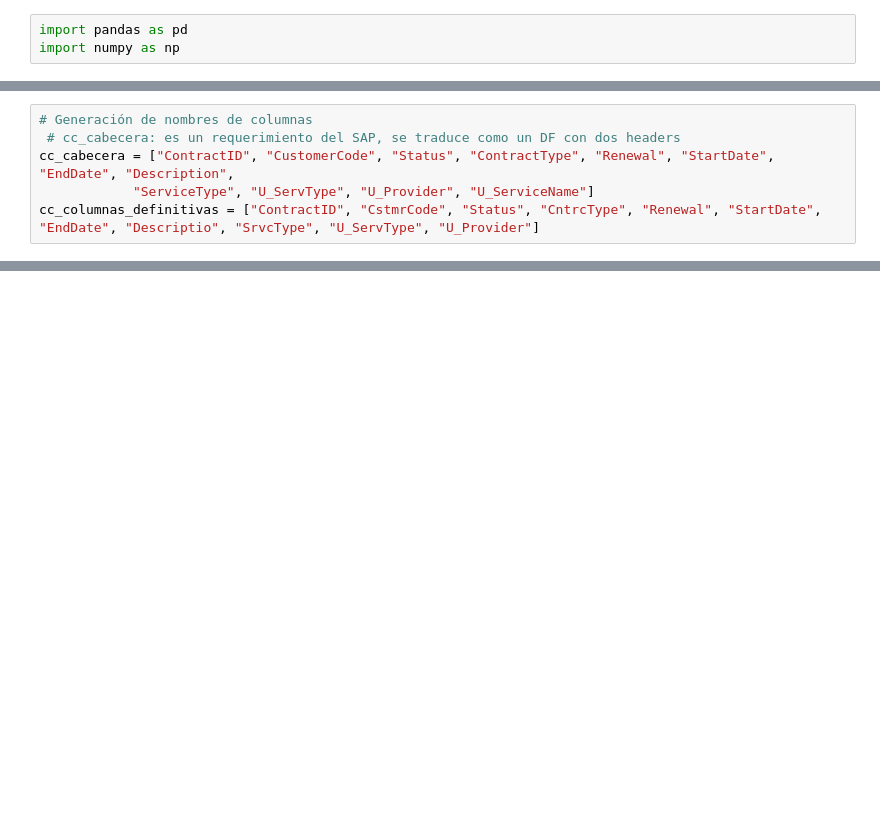
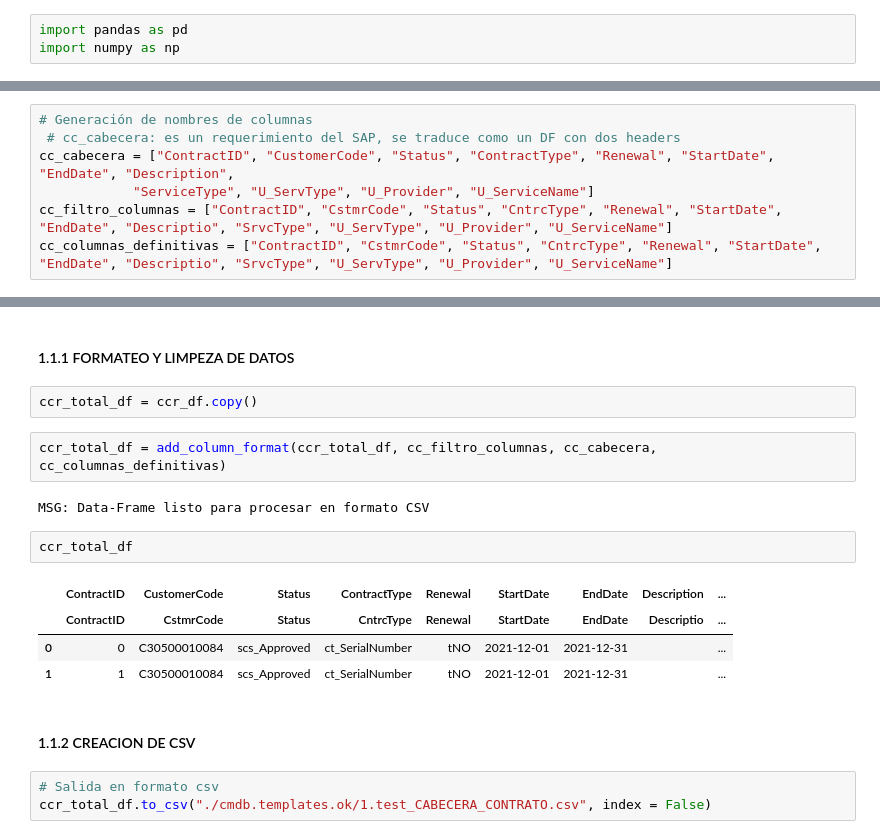
Before and after one commit to capereiro/bvs.cmdb_2g, a Jupyter notebook: bvs_cmdb_files_maker_v1.1.ipynb, the cells around one changed output, grey strips where cells are left out. Drawn from its saved outputs; the diff is of its cells as text; blank space fills up the shorter version.

```diff
--- a/bvs_cmdb_files_maker_v1.1.ipynb
+++ b/bvs_cmdb_files_maker_v1.1.ipynb
@@ -22,4 +67,5 @@ ccr_df = pd.DataFrame(pd.read_excel('CABECERA_CONTRATO.xlsx', skiprows=1 ,encodi
  # cc_cabecera: es un requerimiento del SAP, se traduce como un DF con dos headers
 cc_cabecera = ["ContractID", "CustomerCode", "Status", "ContractType", "Renewal", "StartDate", "EndDate", "Description",
             "ServiceType", "U_ServType", "U_Provider", "U_ServiceName"]
-cc_columnas_definitivas = ["ContractID", "CstmrCode", "Status", "CntrcType", "Renewal", "StartDate", "EndDate", "Descriptio", "SrvcType", "U_ServType", "U_Provider"]
+cc_filtro_columnas = ["ContractID", "CstmrCode", "Status", "CntrcType", "Renewal", "StartDate", "EndDate", "Descriptio", "SrvcType", "U_ServType", "U_Provider", "U_ServiceName"]
+cc_columnas_definitivas = ["ContractID", "CstmrCode", "Status", "CntrcType", "Renewal", "StartDate", "EndDate", "Descriptio", "SrvcType", "U_ServType", "U_Provider", "U_ServiceName"]
@@ -33,0 +78,20 @@ ccr_df.replace(np.nan, "", inplace=True)
+# %% [markdown]
+#### 1.1.1 FORMATEO Y LIMPEZA DE DATOS
+# %%
+ccr_total_df = ccr_df.copy()
+# %%
+ccr_total_df = add_column_format(ccr_total_df, cc_filtro_columnas, cc_cabecera, cc_columnas_definitivas)
+# %% [output]
+MSG: Data-Frame listo para procesar en formato CSV
+# %%
+ccr_total_df
+# %% [output]
+|  | ContractID | CustomerCode | Status | ContractType | Renewal | StartDate | EndDate | Description | ... |
+|  | ContractID | CstmrCode | Status | CntrcType | Renewal | StartDate | EndDate | Descriptio | ... |
+| 0 | 0 | C30500010084 | scs_Approved | ct_SerialNumber | tNO | 2021-12-01 | 2021-12-31 |  | ... |
+| 1 | 1 | C30500010084 | scs_Approved | ct_SerialNumber | tNO | 2021-12-01 | 2021-12-31 |  | ... |
+# %% [markdown]
+#### 1.1.2 CREACION DE CSV
+# %%
+# Salida en formato csv
+ccr_total_df.to_csv("./cmdb.templates.ok/1.test_CABECERA_CONTRATO.csv", index = False)
```
Also changed, not shown: parts of 84 cells of this notebook, 2 other files.
